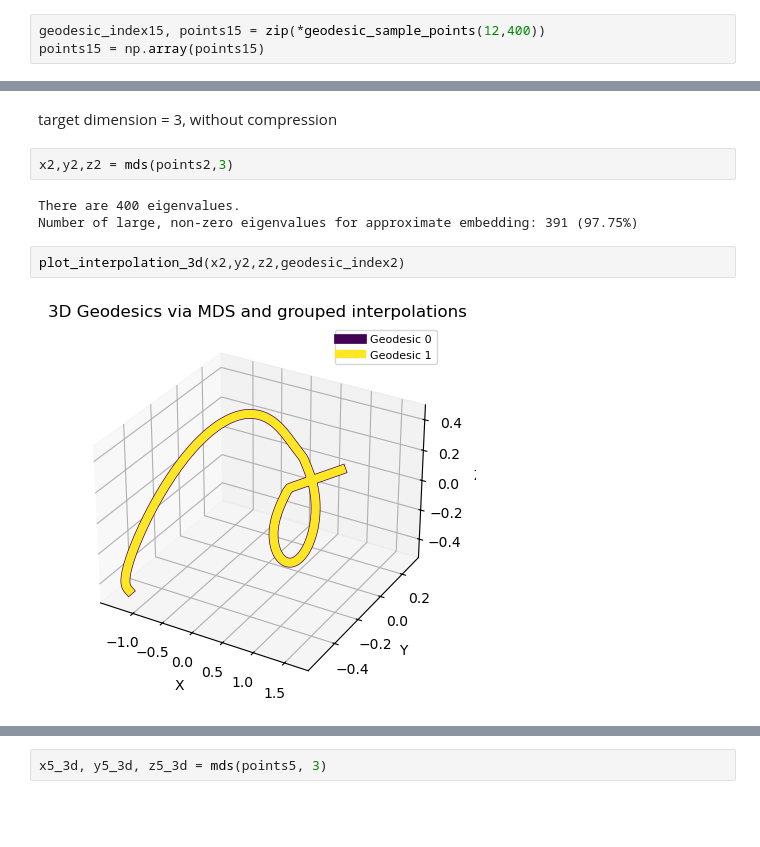
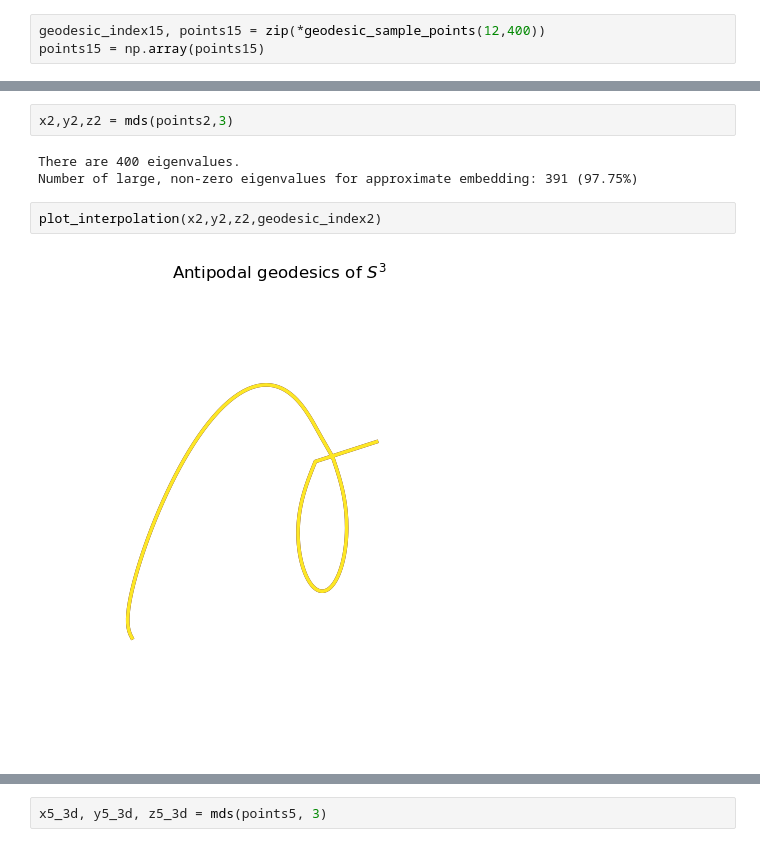
Before and after one commit to laurasaizz/Visualization-S3, a Jupyter notebook: antipodalgeod3sphere.ipynb, the cells around one changed output, grey strips where cells are left out. Saved outputs shown, nothing was run; the diff lists cells and outputs as text; blank space fills up the shorter version.

Commit message:
Visualization functions antipodal geodesics, fibers
Fixed error in order of interpolating the data, tried to make the visualization more proffesional

```diff
--- a/antipodalgeod3sphere.ipynb
+++ b/antipodalgeod3sphere.ipynb
@@ -52,11 +151,9 @@ plot_interpolation_2d(x,y,geodesic_index2)
-# %% [markdown]
-target dimension = 3, without compression
 # %%
 x2,y2,z2 = mds(points2,3)
 # %% [output]
 There are 400 eigenvalues.
 Number of large, non-zero eigenvalues for approximate embedding: 391 (97.75%)
 # %%
-plot_interpolation_3d(x2,y2,z2,geodesic_index2)
+plot_interpolation(x2,y2,z2,geodesic_index2)
 # %% [output]
-[figure, old version]
+[figure, new version]
```
Also changed, not shown: parts of 46 cells of this notebook, 7 other files.
